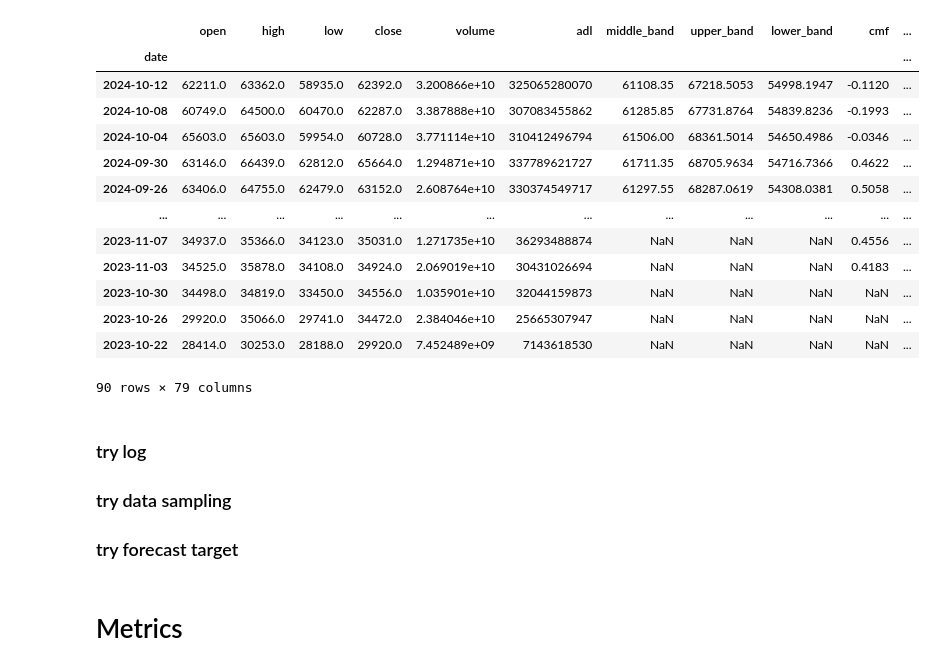
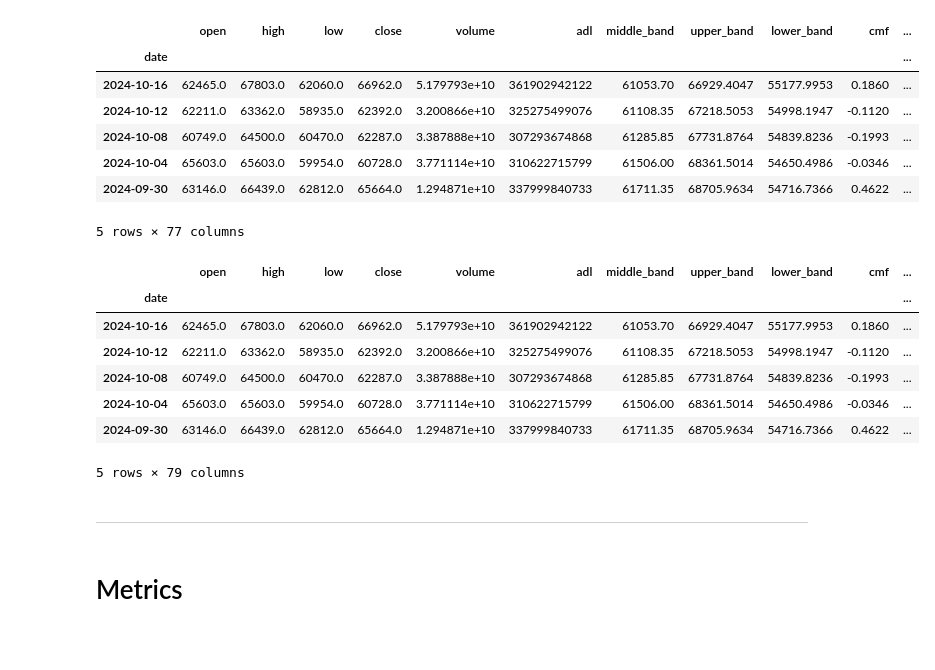
Before and after one commit to Matt-Nelipa/AlgoTrading_bot, a Jupyter notebook: coingecko_api_setup.ipynb, the cells around one changed output. Saved outputs shown, nothing was run; the diff lists cells and outputs as text; code cells hidden in the pictures; blank space fills up the shorter version.

```diff
--- a/coingecko_api_setup.ipynb
+++ b/coingecko_api_setup.ipynb
@@ -105,9 +116,8 @@ print(df)
 # %%
-df_final = pd.merge(df_ohlc, df, on='timestamp', how='inner')
+df_final = pd.merge(df_ohlc, df[:365], on='timestamp', how='inner')
 df_final = df_final.rename(columns={'timestamp':'date', 'total_volumes':'volume'}).set_index('date').sort_index(ascending=False)
-df_final
 df_final_copy = df_final.copy()
-df_final_copy
+df_final_copy.head()
 # %% [output]
 |  | open | high | low | close | volume |
 | date |  |  |  |  |  |
@@ -128,9 +138,5 @@ df_final_copy
 # %%
-import tti.indicators as ti  # Импорт всех индикаторов
-import inspect
-
-# Предположим, ваш DataFrame называется df и содержит OHLSW данные (open, high, low, close, volume)
-# Индекс дат уже установлен
+warnings.simplefilter(action='ignore', category=FutureWarning)
 
 # Создадим новый DataFrame, который будет содержать ваши исходные данные OHLSW
 combined_df = df_final.copy()
@@ -153,35 +159,37 @@ for indicator_class in indicator_classes:
 
         #print(f"Добавлен индикатор: {indicator_class.__name__}")
     except Exception as e:
-        print(f"Ошибка при вычислении {indicator_class.__name__}: {e}")
+        pass
+        #print(f"Ошибка при вычислении {indicator_class.__name__}: {e}")
 
 # Выводим объединённый DataFrame
-#print(combined_df.head())
+combined_df.head()
+# %% [output]
+|  | open | high | low | close | volume | adl | middle_band | upper_band | lower_band | cmf | ... |
+| date |  |  |  |  |  |  |  |  |  |  | ... |
+| 2024-10-16 | 62465.0 | 67803.0 | 62060.0 | 66962.0 | 5.179793e+10 | 361902942122 | 61053.70 | 66929.4047 | 55177.9953 | 0.1860 | ... |
+| 2024-10-12 | 62211.0 | 63362.0 | 58935.0 | 62392.0 | 3.200866e+10 | 325275499076 | 61108.35 | 67218.5053 | 54998.1947 | -0.1120 | ... |
+| 2024-10-08 | 60749.0 | 64500.0 | 60470.0 | 62287.0 | 3.387888e+10 | 307293674868 | 61285.85 | 67731.8764 | 54839.8236 | -0.1993 | ... |
+| 2024-10-04 | 65603.0 | 65603.0 | 59954.0 | 60728.0 | 3.771114e+10 | 310622715799 | 61506.00 | 68361.5014 | 54650.4986 | -0.0346 | ... |
+| 2024-09-30 | 63146.0 | 66439.0 | 62812.0 | 65664.0 | 1.294871e+10 | 337999840733 | 61711.35 | 68705.9634 | 54716.7366 | 0.4622 | ... |
+5 rows × 77 columns
 # %%
 combined_df['price_change'] = combined_df['close'].pct_change()
 combined_df.sort_index(ascending=True)
 combined_df['close_target'] = combined_df['close'].shift(-1)
 combined_df = combined_df[:-1]
-combined_df
+combined_df.head()
 # %% [output]
 |  | open | high | low | close | volume | adl | middle_band | upper_band | lower_band | cmf | ... |
 | date |  |  |  |  |  |  |  |  |  |  | ... |
-| 2024-10-12 | 62211.0 | 63362.0 | 58935.0 | 62392.0 | 3.200866e+10 | 325065280070 | 61108.35 | 67218.5053 | 54998.1947 | -0.1120 | ... |
-| 2024-10-08 | 60749.0 | 64500.0 | 60470.0 | 62287.0 | 3.387888e+10 | 307083455862 | 61285.85 | 67731.8764 | 54839.8236 | -0.1993 | ... |
-| 2024-10-04 | 65603.0 | 65603.0 | 59954.0 | 60728.0 | 3.771114e+10 | 310412496794 | 61506.00 | 68361.5014 | 54650.4986 | -0.0346 | ... |
-| 2024-09-30 | 63146.0 | 66439.0 | 62812.0 | 65664.0 | 1.294871e+10 | 337789621727 | 61711.35 | 68705.9634 | 54716.7366 | 0.4622 | ... |
-| 2024-09-26 | 63406.0 | 64755.0 | 62479.0 | 63152.0 | 2.608764e+10 | 330374549717 | 61297.55 | 68287.0619 | 54308.0381 | 0.5058 | ... |
-| ... | ... | ... | ... | ... | ... | ... | ... | ... | ... | ... | ... |
-| 2023-11-07 | 34937.0 | 35366.0 | 34123.0 | 35031.0 | 1.271735e+10 | 36293488874 | NaN | NaN | NaN | 0.4556 | ... |
-| 2023-11-03 | 34525.0 | 35878.0 | 34108.0 | 34924.0 | 2.069019e+10 | 30431026694 | NaN | NaN | NaN | 0.4183 | ... |
-| 2023-10-30 | 34498.0 | 34819.0 | 33450.0 | 34556.0 | 1.035901e+10 | 32044159873 | NaN | NaN | NaN | NaN | ... |
-| 2023-10-26 | 29920.0 | 35066.0 | 29741.0 | 34472.0 | 2.384046e+10 | 25665307947 | NaN | NaN | NaN | NaN | ... |
-| 2023-10-22 | 28414.0 | 30253.0 | 28188.0 | 29920.0 | 7.452489e+09 | 7143618530 | NaN | NaN | NaN | NaN | ... |
+| 2024-10-16 | 62465.0 | 67803.0 | 62060.0 | 66962.0 | 5.179793e+10 | 361902942122 | 61053.70 | 66929.4047 | 55177.9953 | 0.1860 | ... |
+| 2024-10-12 | 62211.0 | 63362.0 | 58935.0 | 62392.0 | 3.200866e+10 | 325275499076 | 61108.35 | 67218.5053 | 54998.1947 | -0.1120 | ... |
+| 2024-10-08 | 60749.0 | 64500.0 | 60470.0 | 62287.0 | 3.387888e+10 | 307293674868 | 61285.85 | 67731.8764 | 54839.8236 | -0.1993 | ... |
+| 2024-10-04 | 65603.0 | 65603.0 | 59954.0 | 60728.0 | 3.771114e+10 | 310622715799 | 61506.00 | 68361.5014 | 54650.4986 | -0.0346 | ... |
+| 2024-09-30 | 63146.0 | 66439.0 | 62812.0 | 65664.0 | 1.294871e+10 | 337999840733 | 61711.35 | 68705.9634 | 54716.7366 | 0.4622 | ... |
-90 rows × 79 columns
+5 rows × 79 columns
-# %% [markdown]
-### try log
-### try data sampling
-### try forecast target
+# %% [markdown]
+<hr>
 # %% [markdown]
 # Metrics
 # %% [markdown]
```
Also changed, not shown: parts of 26 cells of this notebook, 5 other files.
